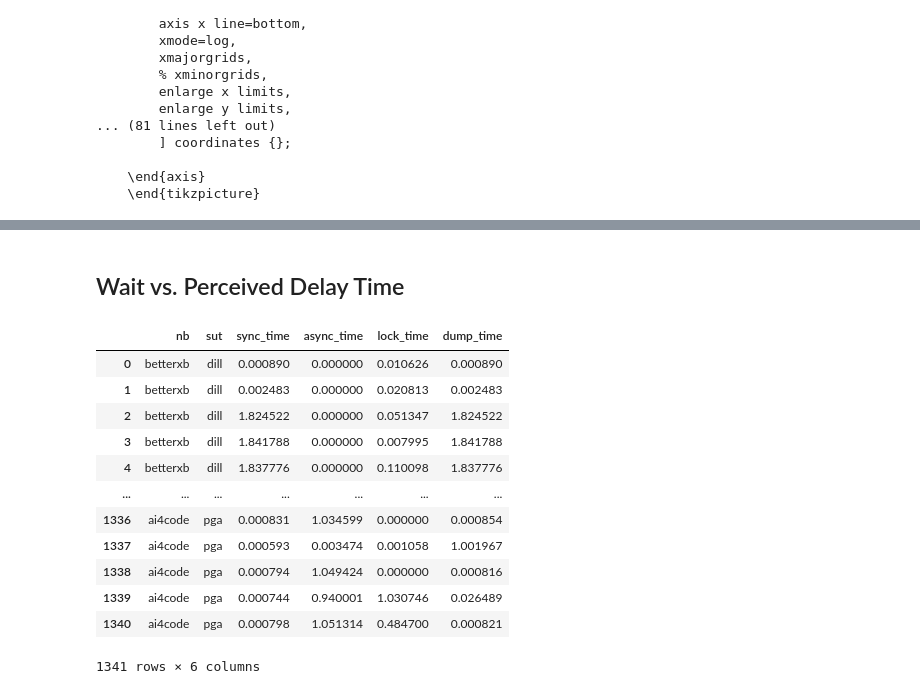
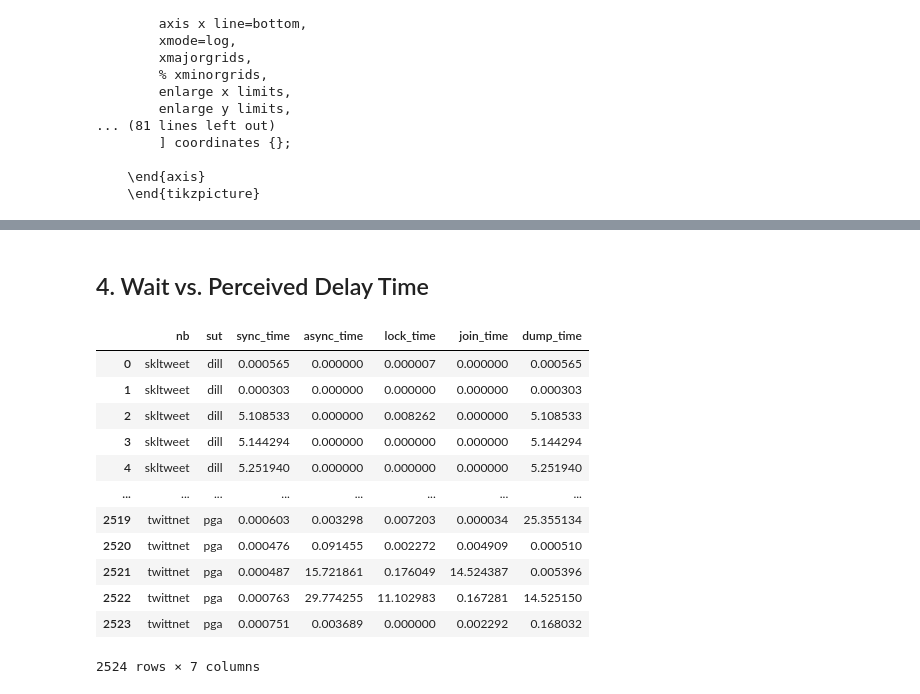
Before and after one commit to illinoisdata/pod, a Jupyter notebook: plot.ipynb, the cells around one changed output, grey strips where cells are left out. Saved outputs shown, nothing was run; the diff lists cells and outputs as text; code cells hidden in the pictures.

Commit message:
Update experiments and plots

```diff
--- a/plot.ipynb
+++ b/plot.ipynb
@@ -416,0 +660,4 @@ exp_i_df
+# %%
+exp_i_df["est_mut_rate"] = ((exp_i_df.snp_n - 1) * exp_i_df.pga_storage_gb / exp_i_df.snp_storage_gb - 1) / (exp_i_df.snp_n - 2)
+print(f"Mean mutation rate: {exp_i_df['est_mut_rate'].mean()}")
+exp_i_df[["nb", "est_mut_rate", "pga_rel_avg_save_s"]]
@@ -623,15 +1227,0 @@ plt.show()
-# %%
-nbssimple = {
-    'betterxb': 'betterxb',
-    'skltweet': 'skltweet',
-    'tpsmay22': 'tpsmay',
-    'twittnet': 'twittnet',
-    'ai4code': 'aicode',
-}
-with open("plots/exp_i_ploads.tex", "w") as f:
-    for nb in nbs:
-        print(nb)
-        display(result_by_nb[nb])
-        f.write(r"\pgfplotstableread[header=has colnames]{" + "\n")
-        f.write(result_by_nb[nb].to_csv(index_label="index", sep=" "))
-        f.write("}" + f"\\tableexpipload{nbssimple[nb]}\n")
@@ -750,56 +1228,71 @@ index tid dill_median_load_s pga_median_load_s shev_median_load_s zodb_median_lo
 # %% [markdown]
-## Wait vs. Perceived Delay Time
+## 4. Wait vs. Perceived Delay Time
 # %%
 suts = [
     "dill",
     "shev",
     "zosp",
     "zodb",
+    "criu",
     "pglnoavlstatic",
     "pgnoavlstatic",
     "pgnostatic",
     # "pgl",
     "pgnoavl",
     "pga",
 ]
-nbs = ['betterxb', 'skltweet', 'tpsmay22', 'twittnet', 'ai4code']
+# nbs = ['betterxb', 'skltweet', 'tpsmay22', 'twittnet', 'ai4code']
+nbs = ['skltweet', 'ai4code', 'agripred', 'msciedaw', 'ecomsmph']
+nbs.extend(['skltweetexc', 'ai4codeexc', 'agripredexc', 'msciedawexc', 'ecomsmphexc'])
+nbs.append('twittnet')
+# suts = [
+#     "pgnoavl",
+#     "pga",
+# ]
+# nbs = ['twittnet']
 rows = []
+
 for nb in nbs:
     baseline_result = read_result(all_nb_paths[nb]["snp"])  # Pure exec time without locking.
     baseline_exec_times = baseline_result["exec_times"]
     for sut in suts:
+        if sut not in all_nb_paths[nb]:
+            continue
         result = read_result(all_nb_paths[nb][sut])
-        assert len(result["exec_times"]) == len(baseline_exec_times)
-        for idx, exec_time in enumerate(result["exec_times"]):
+        assert len(result["exec_times"]) <= len(baseline_exec_times), f"{nb=}, {sut=}, {len(result['exec_times'])} != {len(baseline_exec_times)}"
+        for idx in range(len(result["exec_times"])):
             dump_time = result["dumps"][idx]["time_s"]
-            join_time = 0 if idx <= 0 or idx > len(result["join_times"]) else result["join_times"][idx - 1]  # Shifted
+            join_time = 0 if idx >= len(result["join_times"]) else result["join_times"][idx]
+            prev_join_time = 0 if idx <= 0 or idx > len(result["join_times"]) else result["join_times"][idx - 1]  # Shifted
             async_time = 0 if idx >= len(result["async_dumps"]) else result["async_dumps"][idx]["time_s"]
-            lock_time = max(exec_time - baseline_exec_times[idx], 0)
+            lock_time = 0 if idx >= len(result["exec_times"]) - 1 else max(result["exec_times"][idx + 1] - baseline_exec_times[idx + 1], 0)
             # lock_time = 0 if idx >= len(result["lock_times"]) else result["lock_times"][idx]  # This is not aligned.
+            # print(nb, sut, idx, dump_time - prev_join_time + join_time + lock_time, dump_time - prev_join_time, join_time, lock_time)
             rows.append({
                 "nb": nb,
                 "sut": sut,
-                "sync_time": max(dump_time - join_time, 0),
+                "sync_time": dump_time - prev_join_time,
                 "async_time": async_time,
                 "lock_time": lock_time,
+                "join_time": join_time,
                 "dump_time": dump_time,
             })
 async_df = pd.DataFrame(rows)
 async_df
 # %% [output]
-|  | nb | sut | sync_time | async_time | lock_time | dump_time |
-| 0 | betterxb | dill | 0.000890 | 0.000000 | 0.010626 | 0.000890 |
-| 1 | betterxb | dill | 0.002483 | 0.000000 | 0.020813 | 0.002483 |
-| 2 | betterxb | dill | 1.824522 | 0.000000 | 0.051347 | 1.824522 |
-| 3 | betterxb | dill | 1.841788 | 0.000000 | 0.007995 | 1.841788 |
-| 4 | betterxb | dill | 1.837776 | 0.000000 | 0.110098 | 1.837776 |
-| ... | ... | ... | ... | ... | ... | ... |
-| 1336 | ai4code | pga | 0.000831 | 1.034599 | 0.000000 | 0.000854 |
-| 1337 | ai4code | pga | 0.000593 | 0.003474 | 0.001058 | 1.001967 |
-| 1338 | ai4code | pga | 0.000794 | 1.049424 | 0.000000 | 0.000816 |
-| 1339 | ai4code | pga | 0.000744 | 0.940001 | 1.030746 | 0.026489 |
-| 1340 | ai4code | pga | 0.000798 | 1.051314 | 0.484700 | 0.000821 |
+|  | nb | sut | sync_time | async_time | lock_time | join_time | dump_time |
+| 0 | skltweet | dill | 0.000565 | 0.000000 | 0.000007 | 0.000000 | 0.000565 |
+| 1 | skltweet | dill | 0.000303 | 0.000000 | 0.000000 | 0.000000 | 0.000303 |
+| 2 | skltweet | dill | 5.108533 | 0.000000 | 0.008262 | 0.000000 | 5.108533 |
+| 3 | skltweet | dill | 5.144294 | 0.000000 | 0.000000 | 0.000000 | 5.144294 |
+| 4 | skltweet | dill | 5.251940 | 0.000000 | 0.000000 | 0.000000 | 5.251940 |
+| ... | ... | ... | ... | ... | ... | ... | ... |
+| 2519 | twittnet | pga | 0.000603 | 0.003298 | 0.007203 | 0.000034 | 25.355134 |
+| 2520 | twittnet | pga | 0.000476 | 0.091455 | 0.002272 | 0.004909 | 0.000510 |
+| 2521 | twittnet | pga | 0.000487 | 15.721861 | 0.176049 | 14.524387 | 0.005396 |
+| 2522 | twittnet | pga | 0.000763 | 29.774255 | 11.102983 | 0.167281 | 14.525150 |
+| 2523 | twittnet | pga | 0.000751 | 0.003689 | 0.000000 | 0.002292 | 0.168032 |
-1341 rows × 6 columns
+2524 rows × 7 columns
 # %%
 save_s_final = 600
 delay_df_by_nbsut = {}
```
Also changed, not shown: parts of 86 cells of this notebook, 48 other files.
